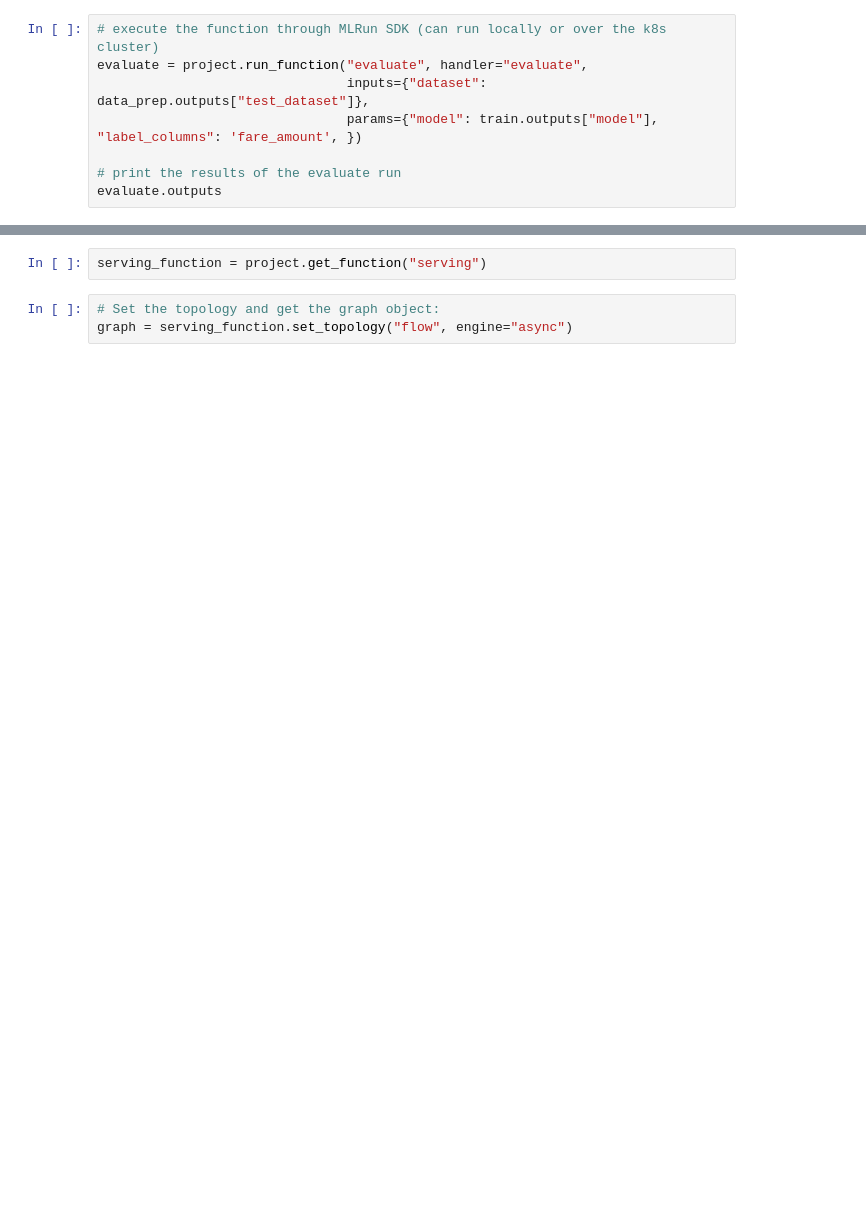
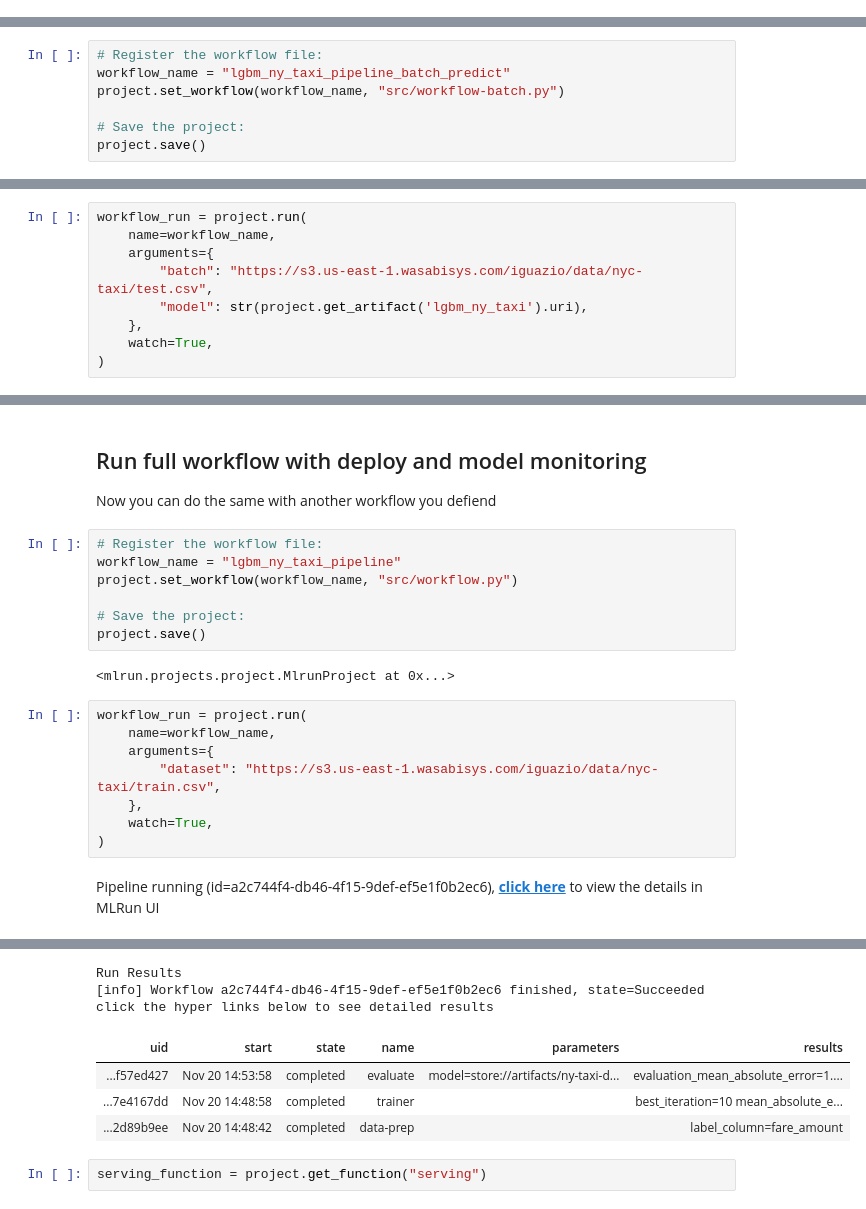
Before and after one commit to yaronha/nyc-taxi-demo, a Jupyter notebook: 03-automation-monitoring.ipynb, the cells around one changed output, grey strips where cells are left out. Cells and saved outputs as stored; diff of their text form; blank space fills up the shorter version.

```diff
--- a/data-train-test-serv.ipynb
+++ b/03-automation-monitoring.ipynb
@@ -83,8 +21,0 @@ train.artifact('feature-importance').show()
-# %%
-# execute the function through MLRun SDK (can run locally or over the k8s cluster)
-evaluate = project.run_function("evaluate", handler="evaluate",
-                                inputs={"dataset": data_prep.outputs["test_dataset"]},
-                                params={"model": train.outputs["model"], "label_columns": 'fare_amount', })
-
-# print the results of the evaluate run
-evaluate.outputs
@@ -112,0 +27,7 @@ thousands of requests per second. To read more about serving functions in MLRun
+# %%
+# Register the workflow file:
+workflow_name = "lgbm_ny_taxi_pipeline_batch_predict"
+project.set_workflow(workflow_name, "src/workflow-batch.py")
+
+# Save the project:
+project.save()
@@ -112,0 +36,9 @@ thousands of requests per second. To read more about serving functions in MLRun
+# %%
+workflow_run = project.run(
+    name=workflow_name,
+    arguments={
+        "batch": "https://s3.us-east-1.wasabisys.com/iguazio/data/nyc-taxi/test.csv",
+        "model": str(project.get_artifact('lgbm_ny_taxi').uri),
+    },
+    watch=True,
+)
@@ -112,0 +64,24 @@ thousands of requests per second. To read more about serving functions in MLRun
+# %% [markdown]
+<a id="full-workflow"></a>
+## Run full workflow with deploy and model monitoring
+
+Now you can do the same with another workflow you defiend
+# %%
+# Register the workflow file:
+workflow_name = "lgbm_ny_taxi_pipeline"
+project.set_workflow(workflow_name, "src/workflow.py")
+
+# Save the project:
+project.save()
+# %% [output]
+<mlrun.projects.project.MlrunProject at 0x...>
+# %%
+workflow_run = project.run(
+    name=workflow_name,
+    arguments={
+        "dataset": "https://s3.us-east-1.wasabisys.com/iguazio/data/nyc-taxi/train.csv",
+    },
+    watch=True,
+)
+# %% [output]
+Pipeline running (id=a2c744f4-db46-4f15-9def-ef5e1f0b2ec6), click here to view the details in MLRun UI
@@ -113,5 +96,9 @@ thousands of requests per second. To read more about serving functions in MLRun
+Run Results
+[info] Workflow a2c744f4-db46-4f15-9def-ef5e1f0b2ec6 finished, state=Succeeded
+click the hyper links below to see detailed results
+| uid | start | state | name | parameters | results |
+| ...f57ed427 | Nov 20 14:53:58 | completed | evaluate | model=store://artifacts/ny-taxi-d... | evaluation_mean_absolute_error=1.... |
+| ...7e4167dd | Nov 20 14:48:58 | completed | trainer |  | best_iteration=10 mean_absolute_e... |
+| ...2d89b9ee | Nov 20 14:48:42 | completed | data-prep |  | label_column=fare_amount |
 # %%
 serving_function = project.get_function("serving")
-# %%
-# Set the topology and get the graph object:
-graph = serving_function.set_topology("flow", engine="async")
```
Also changed, not shown: parts of 24 cells of this notebook, 6 other files.
